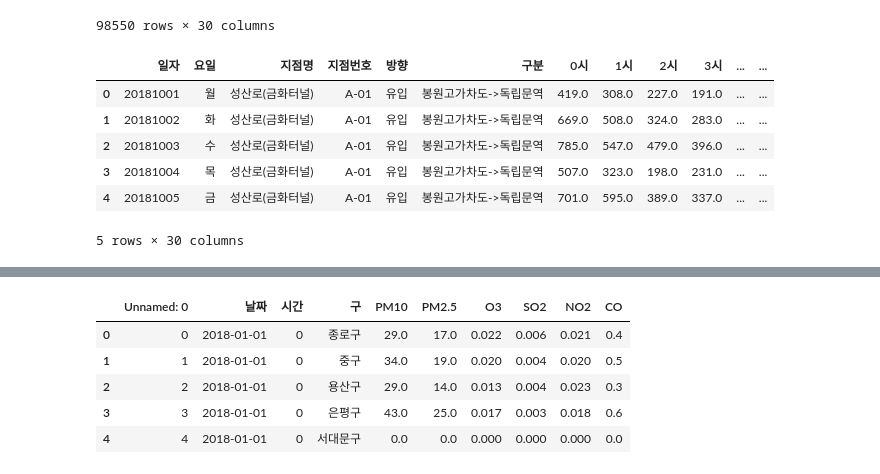
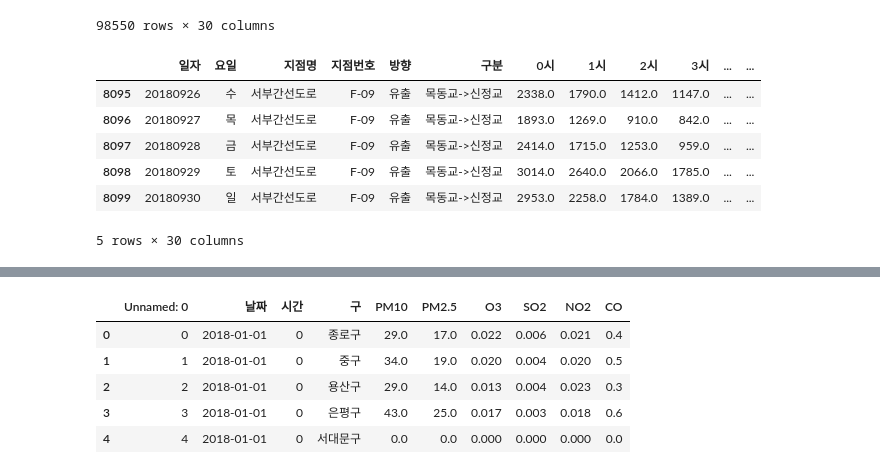
Before and after one commit to je0nh/yd3-MLOps_pj, a Jupyter notebook: ML.ipynb, the cells around one changed output, grey strips where cells are left out. Cells and saved outputs as stored; diff of their text form; code cells hidden in the pictures.

```diff
--- a/ML.ipynb
+++ b/ML.ipynb
@@ -22,7 +22,7 @@ import optuna
 # data 폴더에 있는 모든 csv 파일을 읽어오기 위해 glob을 사용합니다.
 from glob import glob
 
-file_paths = sorted(glob('C:/Users/jeong bok/Documents/cse101/team9PJ/mlops-team9/data/*.xlsx', key=lambda x: int(''.join(filter(str.isdigit, x)))))
+file_paths = sorted(sorted(glob('C:/Users/jeong bok/Documents/cse101/team9PJ/mlops-team9/data/*.xlsx')))
 # csv 목록 불러오기
 total = pd.DataFrame()
 for file_path in file_paths:
@@ -48,13 +48,14 @@ total
 98550 rows × 30 columns
 # %%
 total.head(5)
+total.tail(5)
 # %% [output]
 |  | 일자 | 요일 | 지점명 | 지점번호 | 방향 | 구분 | 0시 | 1시 | 2시 | 3시 | ... | ... |
-| 0 | 20181001 | 월 | 성산로(금화터널) | A-01 | 유입 | 봉원고가차도->독립문역 | 419.0 | 308.0 | 227.0 | 191.0 | ... | ... |
-| 1 | 20181002 | 화 | 성산로(금화터널) | A-01 | 유입 | 봉원고가차도->독립문역 | 669.0 | 508.0 | 324.0 | 283.0 | ... | ... |
-| 2 | 20181003 | 수 | 성산로(금화터널) | A-01 | 유입 | 봉원고가차도->독립문역 | 785.0 | 547.0 | 479.0 | 396.0 | ... | ... |
-| 3 | 20181004 | 목 | 성산로(금화터널) | A-01 | 유입 | 봉원고가차도->독립문역 | 507.0 | 323.0 | 198.0 | 231.0 | ... | ... |
-| 4 | 20181005 | 금 | 성산로(금화터널) | A-01 | 유입 | 봉원고가차도->독립문역 | 701.0 | 595.0 | 389.0 | 337.0 | ... | ... |
+| 8095 | 20180926 | 수 | 서부간선도로 | F-09 | 유출 | 목동교->신정교 | 2338.0 | 1790.0 | 1412.0 | 1147.0 | ... | ... |
+| 8096 | 20180927 | 목 | 서부간선도로 | F-09 | 유출 | 목동교->신정교 | 1893.0 | 1269.0 | 910.0 | 842.0 | ... | ... |
+| 8097 | 20180928 | 금 | 서부간선도로 | F-09 | 유출 | 목동교->신정교 | 2414.0 | 1715.0 | 1253.0 | 959.0 | ... | ... |
+| 8098 | 20180929 | 토 | 서부간선도로 | F-09 | 유출 | 목동교->신정교 | 3014.0 | 2640.0 | 2066.0 | 1785.0 | ... | ... |
+| 8099 | 20180930 | 일 | 서부간선도로 | F-09 | 유출 | 목동교->신정교 | 2953.0 | 2258.0 | 1784.0 | 1389.0 | ... | ... |
 5 rows × 30 columns
 # %%
 
```
Also changed, not shown: parts of 33 cells of this notebook.
